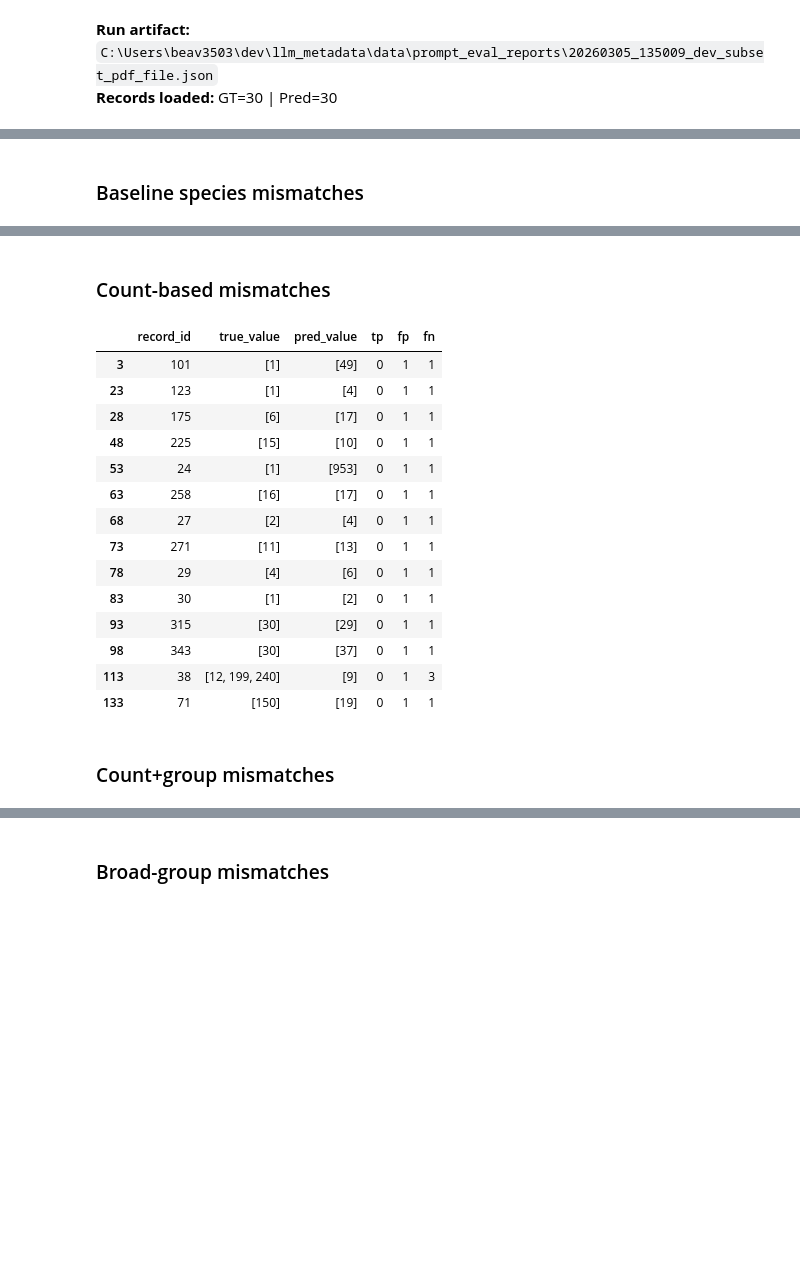
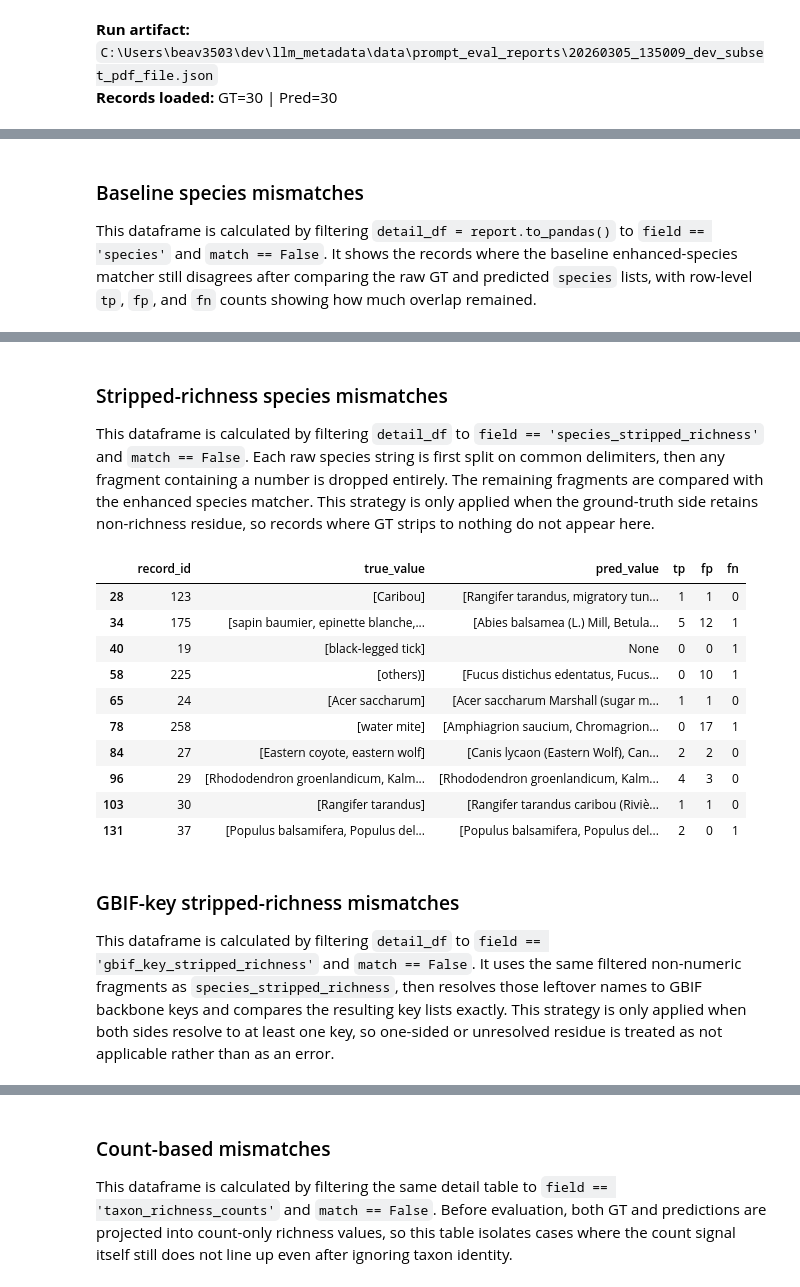
Before and after one commit to BiodiversiteQuebec/llm_metadata, a Jupyter notebook: notebooks/taxonomic_relevance_evaluation.ipynb, the cells around one changed output, grey strips where cells are left out. Saved outputs shown, nothing was run; the diff lists cells and outputs as text; code cells hidden in the pictures; blank space fills up the shorter version.

```diff
--- a/notebooks/taxonomic_relevance_evaluation.ipynb
+++ b/notebooks/taxonomic_relevance_evaluation.ipynb
@@ -52,7 +64,7 @@ if not RUN_ARTIFACT_PATH.exists():
 try:
     artifact = RunArtifact.load_json(RUN_ARTIFACT_PATH)
     allowed_ids = [record.gt_record_id for record in artifact.records]
-    pred_by_id = artifact.predictions_by_id(DatasetFeatures)
+    pred_by_id = artifact.predictions_by_id(DatasetFeaturesExtraction)
 except Exception:
     artifact = None
     raw_report = json.loads(RUN_ARTIFACT_PATH.read_text(encoding="utf-8"))
@@ -62,7 +74,7 @@ except Exception:
         record_id = str(row["record_id"])
         pred_rows.setdefault(record_id, {})[row["field"]] = row["pred_value"]
     pred_by_id = {
-        record_id: DatasetFeatures.model_validate(values)
+        record_id: DatasetFeaturesExtraction.model_validate(values)
         for record_id, values in pred_rows.items()
     }
 
@@ -90,6 +104,8 @@ This keeps the extraction contract stable while making evaluation more aligned w
 # %%
 FIELDS = [
     "species",
+    "species_stripped_richness",
+    "gbif_key_stripped_richness",
     "taxon_richness_counts",
     "taxon_richness_group_keys",
     "taxon_broad_group_labels",
@@ -106,5 +122,6 @@ report = evaluate_taxonomy_fields(
 )
 
 metrics_df = report.metrics_to_pandas().sort_values(["f1", "precision", "recall"], ascending=False)
-metrics_df
+display(Markdown("### Strategy metrics\nThis dataframe is calculated from `report.metrics_to_pandas()` after running each field strategy over the GT/prediction pairs that are applicable for that strategy. Each row aggregates record-level `tp`, `fp`, `fn`, and `tn` counts for one comparison view, then derives precision, recall, F1, accuracy, and exact-match rate from those totals. For stripped-richness strategies, `n` is smaller than the full run when records are skipped as not applicable. `species_stripped_richness` is now GT-gated: it is only scored when the ground-truth side retains stripped residue. Sorting by F1 puts the strongest strategy for this run at the top."))
+display(metrics_df)
 # %% [output]
@@ -117,24 +138,33 @@ metrics_df
 # %%
-true_enriched = enrich_indexed_models(true_by_id, include_gbif=False)
-pred_enriched = enrich_indexed_models(pred_by_id, include_gbif=False)
+true_enriched = enrich_indexed_models(true_by_id, include_gbif=True)
+pred_enriched = enrich_indexed_models(pred_by_id, include_gbif=True)
 detail_df = report.to_pandas()
 
 species_mismatches = detail_df[(detail_df["field"] == "species") & (~detail_df["match"])]
+stripped_species_mismatches = detail_df[(detail_df["field"] == "species_stripped_richness") & (~detail_df["match"])]
+gbif_key_stripped_mismatches = detail_df[(detail_df["field"] == "gbif_key_stripped_richness") & (~detail_df["match"])]
 richness_mismatches = detail_df[(detail_df["field"] == "taxon_richness_counts") & (~detail_df["match"])]
 group_mismatches = detail_df[(detail_df["field"] == "taxon_richness_group_keys") & (~detail_df["match"])]
 broad_group_mismatches = detail_df[(detail_df["field"] == "taxon_broad_group_labels") & (~detail_df["match"])]
 
-display(Markdown("### Baseline species mismatches"))
-display(species_mismatches[["record_id", "true_value", "pred_value", "tp", "fp", "fn"]].head(20))
+display(Markdown("### Baseline species mismatches\nThis dataframe is calculated by filtering `detail_df = report.to_pandas()` to `field == 'species'` and `match == False`. It shows the records where the baseline enhanced-species matcher still disagrees after comparing the raw GT and predicted `species` lists, with row-level `tp`, `fp`, and `fn` counts showing how much overlap remained."))
+display(species_mismatches[["record_id", "true_value", "pred_value", "tp", "fp", "fn"]].head(30))
 
-display(Markdown("### Count-based mismatches"))
-display(richness_mismatches[["record_id", "true_value", "pred_value", "tp", "fp", "fn"]].head(20))
+display(Markdown("### Stripped-richness species mismatches\nThis dataframe is calculated by filtering `detail_df` to `field == 'species_stripped_richness'` and `match == False`. Each raw species string is first split on common delimiters, then any fragment containing a number is dropped entirely. The remaining fragments are compared with the enhanced species matcher. This strategy is only applied when the ground-truth side retains non-richness residue, so records where GT strips to nothing do not appear here."))
+display(stripped_species_mismatches[["record_id", "true_value", "pred_value", "tp", "fp", "fn"]].head(30))
 
-display(Markdown("### Count+group mismatches"))
-display(group_mismatches[["record_id", "true_value", "pred_value", "tp", "fp", "fn"]].head(20))
+display(Markdown("### GBIF-key stripped-richness mismatches\nThis dataframe is calculated by filtering `detail_df` to `field == 'gbif_key_stripped_richness'` and `match == False`. It uses the same filtered non-numeric fragments as `species_stripped_richness`, then resolves those leftover names to GBIF backbone keys and compares the resulting key lists exactly. This strategy is only applied when both sides resolve to at least one key, so one-sided or unresolved residue is treated as not applicable rather than as an error."))
+display(gbif_key_stripped_mismatches[["record_id", "true_value", "pred_value", "tp", "fp", "fn"]].head(30))
 
-display(Markdown("### Broad-group mismatches"))
-display(broad_group_mismatches[["record_id", "true_value", "pred_value", "tp", "fp", "fn"]].head(20))
+display(Markdown("### Count-based mismatches\nThis dataframe is calculated by filtering the same detail table to `field == 'taxon_richness_counts'` and `match == False`. Before evaluation, both GT and predictions are projected into count-only richness values, so this table isolates cases where the count signal itself still does not line up even after ignoring taxon identity."))
+display(richness_mismatches[["record_id", "true_value", "pred_value", "tp", "fp", "fn"]].head(30))
+
+display(Markdown("### Count+group mismatches\nThis dataframe is calculated by filtering `detail_df` to `field == 'taxon_richness_group_keys'` and `match == False`. For this strategy, each side is first normalized into `count|group` keys such as `73|weevil`, so the rows here show where an exact comparison on both richness and coarse group label still fails."))
+display(group_mismatches[["record_id", "true_value", "pred_value", "tp", "fp", "fn"]].head(30))
+
+display(Markdown("### Broad-group mismatches\nThis dataframe is calculated by filtering `detail_df` to `field == 'taxon_broad_group_labels'` and `match == False`. The broad-group strategy maps explicit group mentions and GBIF hierarchy information into coarse labels like `bird`, `beetle`, or `mammal`, so these rows show where even that looser relevance-oriented projection still disagrees."))
+display(broad_group_mismatches[["record_id", "true_value", "pred_value", "tp", "fp", "fn"]].head(30))
 # %% [output]
 ### Baseline species mismatches
+This dataframe is calculated by filtering `detail_df = report.to_pandas()` to `field == 'species'` and `match == False`. It shows the records where the baseline enhanced-species matcher still disagrees after comparing the raw GT and predicted `species` lists, with row-level `tp`, `fp`, and `fn` counts showing how much overlap remained.
 |  | record_id | true_value | pred_value | tp | fp | fn |
@@ -157,18 +187,16 @@ display(broad_group_mismatches[["record_id", "true_value", "pred_value", "tp", "
-### Count-based mismatches
+### Stripped-richness species mismatches
+This dataframe is calculated by filtering `detail_df` to `field == 'species_stripped_richness'` and `match == False`. Each raw species string is first split on common delimiters, then any fragment containing a number is dropped entirely. The remaining fragments are compared with the enhanced species matcher. This strategy is only applied when the ground-truth side retains non-richness residue, so records where GT strips to nothing do not appear here.
 |  | record_id | true_value | pred_value | tp | fp | fn |
-| 3 | 101 | [1] | [49] | 0 | 1 | 1 |
-| 23 | 123 | [1] | [4] | 0 | 1 | 1 |
-| 28 | 175 | [6] | [17] | 0 | 1 | 1 |
-| 48 | 225 | [15] | [10] | 0 | 1 | 1 |
-| 53 | 24 | [1] | [953] | 0 | 1 | 1 |
-| 63 | 258 | [16] | [17] | 0 | 1 | 1 |
-| 68 | 27 | [2] | [4] | 0 | 1 | 1 |
-| 73 | 271 | [11] | [13] | 0 | 1 | 1 |
-| 78 | 29 | [4] | [6] | 0 | 1 | 1 |
-| 83 | 30 | [1] | [2] | 0 | 1 | 1 |
-| 93 | 315 | [30] | [29] | 0 | 1 | 1 |
-| 98 | 343 | [30] | [37] | 0 | 1 | 1 |
-| 113 | 38 | [12, 199, 240] | [9] | 0 | 1 | 3 |
-| 133 | 71 | [150] | [19] | 0 | 1 | 1 |
+| 28 | 123 | [Caribou] | [Rangifer tarandus, migratory tun... | 1 | 1 | 0 |
+| 34 | 175 | [sapin baumier, epinette blanche,... | [Abies balsamea (L.) Mill, Betula... | 5 | 12 | 1 |
+| 40 | 19 | [black-legged tick] | None | 0 | 0 | 1 |
+| 58 | 225 | [others)] | [Fucus distichus edentatus, Fucus... | 0 | 10 | 1 |
+| 65 | 24 | [Acer saccharum] | [Acer saccharum Marshall (sugar m... | 1 | 1 | 0 |
+| 78 | 258 | [water mite] | [Amphiagrion saucium, Chromagrion... | 0 | 17 | 1 |
+| 84 | 27 | [Eastern coyote, eastern wolf] | [Canis lycaon (Eastern Wolf), Can... | 2 | 2 | 0 |
+| 96 | 29 | [Rhododendron groenlandicum, Kalm... | [Rhododendron groenlandicum, Kalm... | 4 | 3 | 0 |
+| 103 | 30 | [Rangifer tarandus] | [Rangifer tarandus caribou (Riviè... | 1 | 1 | 0 |
+| 131 | 37 | [Populus balsamifera, Populus del... | [Populus balsamifera, Populus del... | 2 | 0 | 1 |
-### Count+group mismatches
+### GBIF-key stripped-richness mismatches
+This dataframe is calculated by filtering `detail_df` to `field == 'gbif_key_stripped_richness'` and `match == False`. It uses the same filtered non-numeric fragments as `species_stripped_richness`, then resolves those leftover names to GBIF backbone keys and compares the resulting key lists exactly. This strategy is only applied when both sides resolve to at least one key, so one-sided or unresolved residue is treated as not applicable rather than as an error.
 |  | record_id | true_value | pred_value | tp | fp | fn |
@@ -186,2 +206,3 @@ display(broad_group_mismatches[["record_id", "true_value", "pred_value", "tp", "
-### Broad-group mismatches
+### Count-based mismatches
+This dataframe is calculated by filtering the same detail table to `field == 'taxon_richness_counts'` and `match == False`. Before evaluation, both GT and predictions are projected into count-only richness values, so this table isolates cases where the count signal itself still does not line up even after ignoring taxon identity.
 |  | record_id | true_value | pred_value | tp | fp | fn |
```
Also changed, not shown: parts of 10 cells of this notebook, 10 other files.
